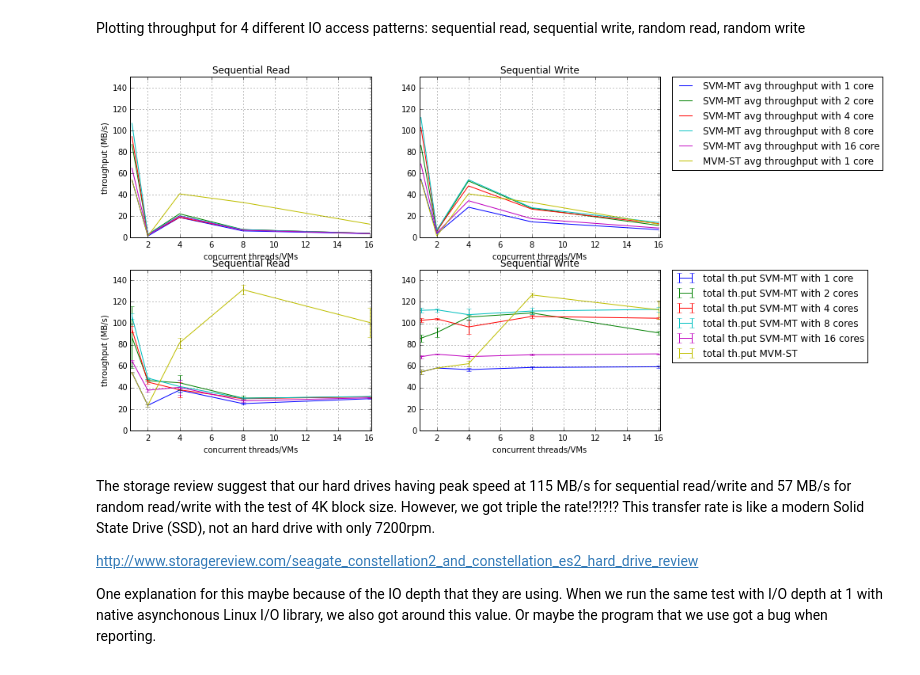
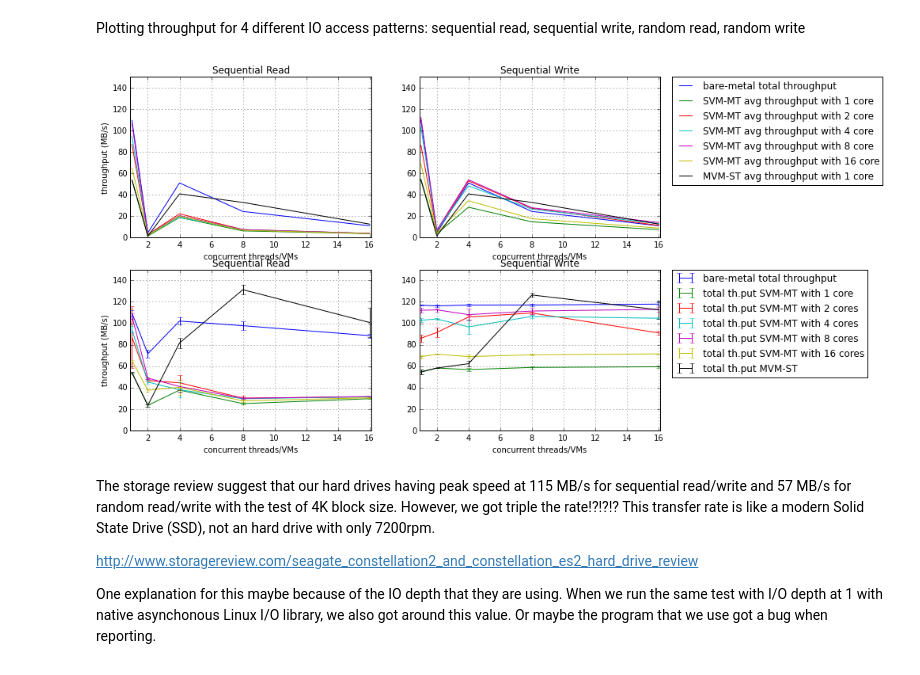
Before and after one commit to hasonhai/io_measurements, a Jupyter notebook: notebook/DA16procs.ipynb, the cells around one changed output. Drawn from its saved outputs; the diff is of its cells as text; code cells hidden in the pictures.

```diff
--- a/notebook/DA16procs.ipynb
+++ b/notebook/DA16procs.ipynb
@@ -127,7 +127,7 @@ Plotting throughput for 4 different IO access patterns: sequential read, sequent
 x_axis = [1,2,4,8,16]
 pylab.rcParams['figure.figsize'] = 12, 8  # change default size of figures
 plt.subplot(221)
-#plt.plot(x_axis, bwsrbf)
+plt.plot(x_axis, bwsrbf)
 plt.plot(x_axis, bwsrsvm1c)
 plt.plot(x_axis, bwsrsvm2c)
 plt.plot(x_axis, bwsrsvm4c)
@@ -141,7 +141,7 @@ pylab.xlabel('concurrent threads/VMs')
 pylab.ylabel('throughput (MB/s)')
 
 plt.subplot(222)
-#plt.plot(x_axis, bwsrbf, label = 'bare-metal total throughput')
+plt.plot(x_axis, bwsrbf, label = 'bare-metal total throughput')
 plt.plot(x_axis, bwswsvm1c, label = 'SVM-MT avg throughput with 1 core')
 plt.plot(x_axis, bwswsvm2c, label = 'SVM-MT avg throughput with 2 core')
 plt.plot(x_axis, bwswsvm4c, label = 'SVM-MT avg throughput with 4 core')
@@ -156,37 +156,37 @@ pylab.xlabel('concurrent threads/VMs')
 #pylab.ylabel('throughput (MB/s)')
 
 plt.subplot(223)
-#plt.errorbar(x_axis, aggbwsrbf, ciaggbwsrbf)
+plt.errorbar(x_axis, aggbwsrbf, ciaggbwsrbf)
 plt.errorbar(x_axis, aggbwsrsvm1c, ciaggbwsrsvm1c)
 plt.errorbar(x_axis, aggbwsrsvm2c, ciaggbwsrsvm2c)
 plt.errorbar(x_axis, aggbwsrsvm4c, ciaggbwsrsvm4c)
 plt.errorbar(x_axis, aggbwsrsvm8c, ciaggbwsrsvm8c)
 plt.errorbar(x_axis, aggbwsrsvm16c, ciaggbwsrsvm16c)
 plt.errorbar(x_axis, aggbwsrmvm, ciaggbwsrmvm)
 plt.axis([0.9, 16.1, 0, 150])
 plt.grid(True)
 plt.title('Sequential Read')
 pylab.xlabel('concurrent threads/VMs')
 pylab.ylabel('throughput (MB/s)')
 
 plt.subplot(224)
-#plt.errorbar(x_axis, aggbwswbf, ciaggbwswbf, label = 'bare-metal total throughput')
+plt.errorbar(x_axis, aggbwswbf, ciaggbwswbf, label = 'bare-metal total throughput')
 plt.errorbar(x_axis, aggbwswsvm1c, ciaggbwswsvm1c, label = 'total th.put SVM-MT with 1 core')
 plt.errorbar(x_axis, aggbwswsvm2c, ciaggbwswsvm2c, label = 'total th.put SVM-MT with 2 cores')
 plt.errorbar(x_axis, aggbwswsvm4c, ciaggbwswsvm4c, label = 'total th.put SVM-MT with 4 cores')
 plt.errorbar(x_axis, aggbwswsvm8c, ciaggbwswsvm8c, label = 'total th.put SVM-MT with 8 cores')
 plt.errorbar(x_axis, aggbwswsvm16c, ciaggbwswsvm16c, label = 'total th.put SVM-MT with 16 cores')
 plt.errorbar(x_axis, aggbwswmvm, ciaggbwswmvm, label = 'total th.put MVM-ST')
 plt.axis([0.9, 16.1, 0, 150])
 plt.grid(True)
 plt.title('Sequential Write')
 plt.legend(bbox_to_anchor=(1.05, 1), loc=2, borderaxespad=0.)
 pylab.xlabel('concurrent threads/VMs')
 #pylab.ylabel('throughput (MB/s)')
 
 plt.savefig('throughput16procs.pdf')
 # %% [output]
-[figure, old version]
+[figure, new version]
 # %% [markdown]
 The storage review suggest that our hard drives having peak speed at 115 MB/s for sequential read/write and 57 MB/s for random read/write with the test of 4K block size. However, we got triple the rate!?!?!? This transfer rate is like a modern Solid State Drive (SSD), not an hard drive with only 7200rpm.
 
```
Also changed, not shown: parts of 5 cells of this notebook, 12 other files.
